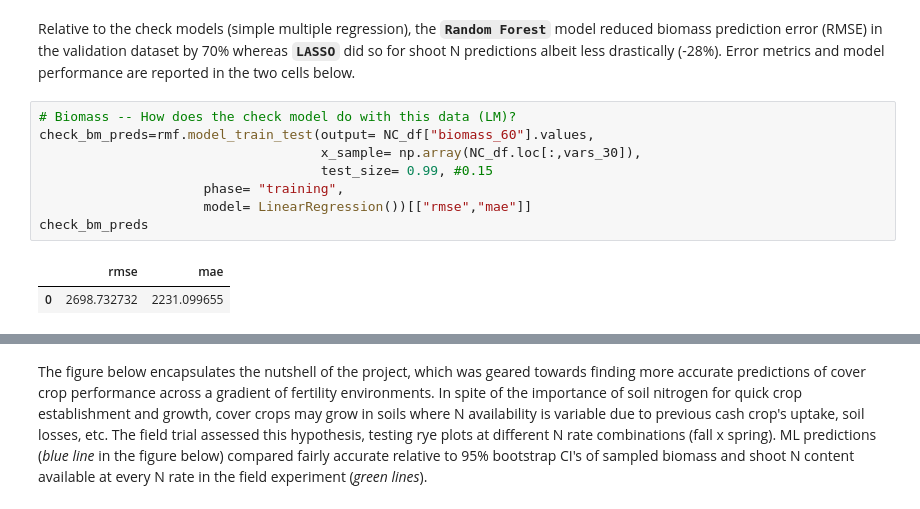
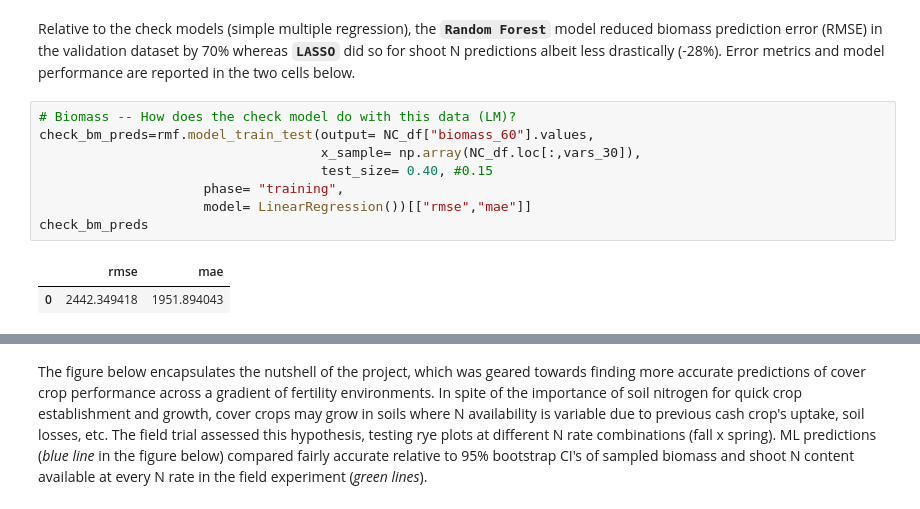
Before and after one commit to GuilleMarc/CoverCrops_ML_Project, a Jupyter notebook: Rye ML.ipynb, the cells around one changed output, grey strips where cells are left out. Cells and saved outputs as stored; diff of their text form.

```diff
--- a/Rye ML.ipynb
+++ b/Rye ML.ipynb
@@ -391,14 +402,14 @@ Relative to the check models (simple multiple regression), the **`Random Forest`
 # %%
 # Biomass -- How does the check model do with this data (LM)?
 check_bm_preds=rmf.model_train_test(output= NC_df["biomass_60"].values,
                                     x_sample= np.array(NC_df.loc[:,vars_30]),
-                                    test_size= 0.99, #0.15
+                                    test_size= 0.40, #0.15
                      phase= "training",
                      model= LinearRegression())[["rmse","mae"]]
 check_bm_preds
 # %% [output]
 |  | rmse | mae |
-| 0 | 2698.732732 | 2231.099655 |
+| 0 | 2442.349418 | 1951.894043 |
 # %%
 # Biomass -- Best ML model -- How does the optimized Random Forest do?
 final_bm_preds= rf_opt_bm.fit(X= np.array(NC_df.loc[:,vars_30]),
```
Also changed, not shown: parts of 22 cells of this notebook.
